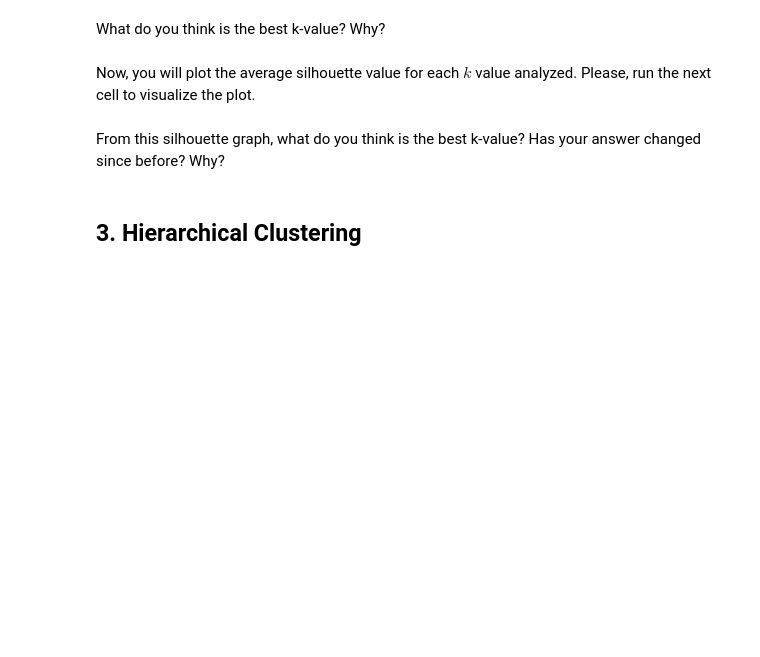
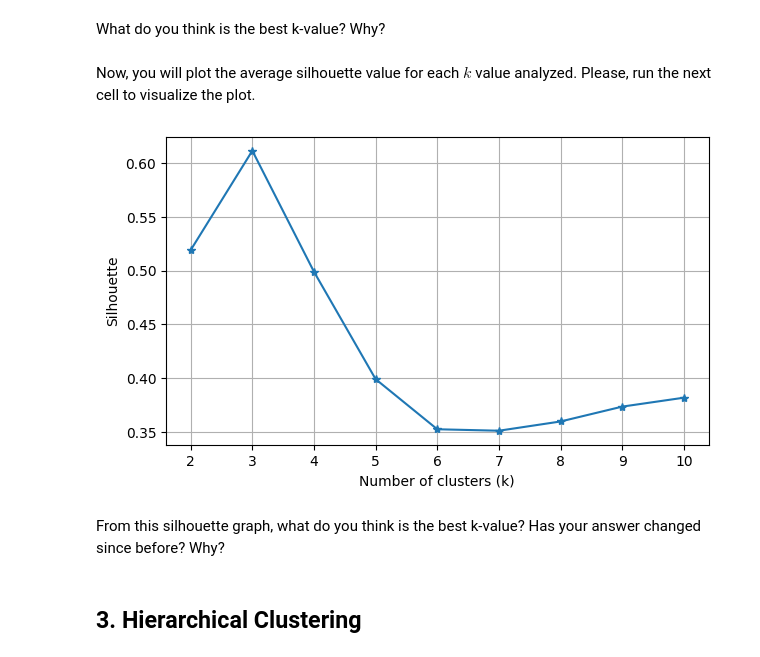
Before and after one commit to LuigiGonnella/From-0-to-LLM, a Jupyter notebook: 2) Clustering/Lab2_Scikit-Learn_clustering.ipynb, the cells around one changed output. Saved outputs shown, nothing was run; the diff lists cells and outputs as text; code cells hidden in the pictures; blank space fills up the shorter version.

```diff
--- a/2) Clustering/Lab2_Scikit-Learn_clustering.ipynb
+++ b/2) Clustering/Lab2_Scikit-Learn_clustering.ipynb
@@ -403,7 +444,7 @@ Firstly, you will load the first dataset for this lab. Read the csv file from th
 columns = ['x', 'y', 'gt']
 
 #### START CODE HERE (~1 line) ####
-
+df = pd.read_csv('data_lab5/lab5_data.csv', sep=',', names=columns, skiprows=1) #skippo l'header attuale
 #### END CODE HERE ####
 
 df
@@ -594,14 +662,14 @@ silh_list = [] # List of avg silouhette values for each cluster division (k)
 y_pred_list = [] # list of numpy arrays containing the predicted clusters labels for each k
 
 #### START CODE HERE ####
-for k in range(None, None): # Define a loop for each k in [min_k, max_k] (both included)
-    kmeans_k = None # Create the K-Means object with current k and n_init = 10
-    y_pred_kmeans_k = None # Predict the cluster labels with current k
+for k in range(min_k, max_k+1): # Define a loop for each k in [min_k, max_k] (both included)
+    kmeans_k = KMeans(n_clusters=k, init='random', n_init=10) # Create the K-Means object with current k and n_init = 10
+    y_pred_kmeans_k = kmeans_k.fit_predict(df_X) # Predict the cluster labels with current k
 
-    y_pred_list.append(None) # Append the list of predicted cluster labels
+    y_pred_list.append(y_pred_kmeans_k) # Append the list of predicted cluster labels
 
-    silh_avg_k = silhouette_score(None, None) # Compute the average silhouette for current k
-    silh_list.append(None) # Append the average silhoette
+    silh_avg_k = silhouette_score(df_X, y_pred_kmeans_k) # Compute the average silhouette for current k
+    silh_list.append(silh_avg_k) # Append the average silhoette
 
 #### END CODE HERE ####
 # %% [markdown]
@@ -620,13 +699,15 @@ Now, you will plot the average silhouette value for each $k$ value analyzed. Ple
 # %%
 fig, ax = plt.subplots(figsize=(7, 4))
 x = range(len(silh_list))
-x_ticks = range(min_clusters, max_clusters+1)
+x_ticks = range(min_k, max_k+1)
 
 ax.plot(x, silh_list, marker='*')
 ax.set_xticks(x, x_ticks)
 ax.set_xlabel("Number of clusters (k)")
 ax.set_ylabel("Silhouette")
 ax.grid(True)
+# %% [output]
+[figure, added]
 # %% [markdown]
 From this silhouette graph, what do you think is the best k-value? Has your answer changed since before? Why?
 # %%
```
Also changed, not shown: parts of 37 cells of this notebook, 17 other files.
